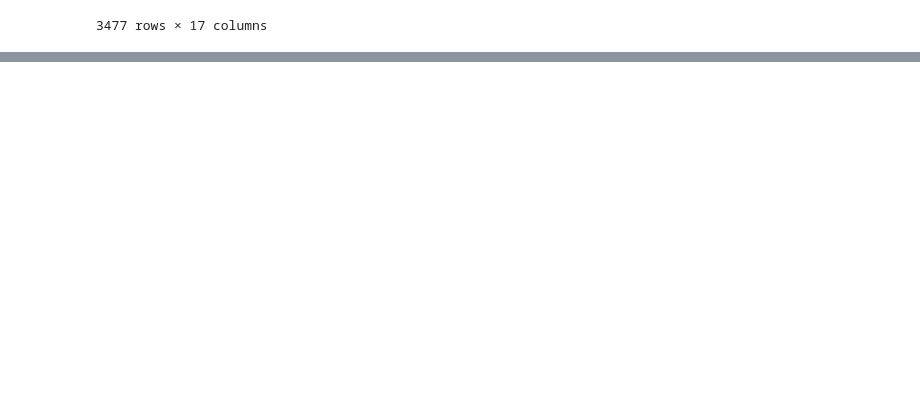
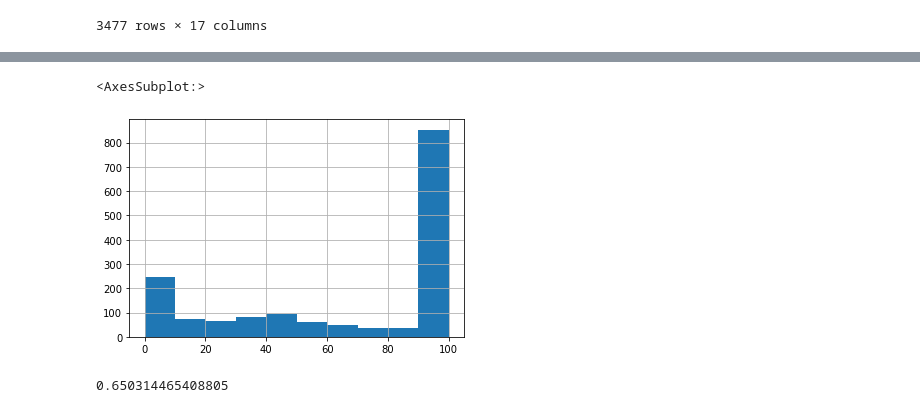
Before and after one commit to npateel/timelywimely, a Jupyter notebook: haystack/Analysis.ipynb, the cells around one changed output, grey strips where cells are left out. Cells and saved outputs as stored; diff of their text form; code cells hidden in the pictures; blank space fills up the shorter version.

```diff
--- a/haystack/Analysis.ipynb
+++ b/haystack/Analysis.ipynb
@@ -129,0 +231,8 @@ nqot.sort_values("max - min").head(100).sample(10)
+# %%
+ost = pd.read_csv("NQOrigbBeuGT.csv")
+ost = ost.dropna()
+ost = ost.mask(ost.eq('None')).dropna()
+ost.sort_values("max - min").head(100).sample(10)
+#nqot["max bleu"] = nqot[["2018 Bleu Score", "2020 Bleu Score", "2021 Bleu Score"]].max(axis=1)
+#nqot.loc[nqot["2018 Bleu Score"] == 0.0]
+# nqot.filter(regex="Question|GT|Bleu Score|max").sort_values("max bleu").tail(25)
@@ -129,0 +268,9 @@ nqot.sort_values("max - min").head(100).sample(10)
+# %%
+ost.loc[ost["GT Topic"] == ost["2018 Topic"]]["2018 Bleu Score"].hist()
+# %% [output]
+<AxesSubplot:>
+[figure, added]
+# %%
+len(ost.loc[ost["GT Topic"] == ost["2018 Topic"]].loc[ost["2018 Bleu Score"] >= 50.0]) / len(ost.loc[ost["GT Topic"] == ost["2018 Topic"]])
+# %% [output]
+0.650314465408805
```
Also changed, not shown: parts of 27 cells of this notebook, 11 other files.
